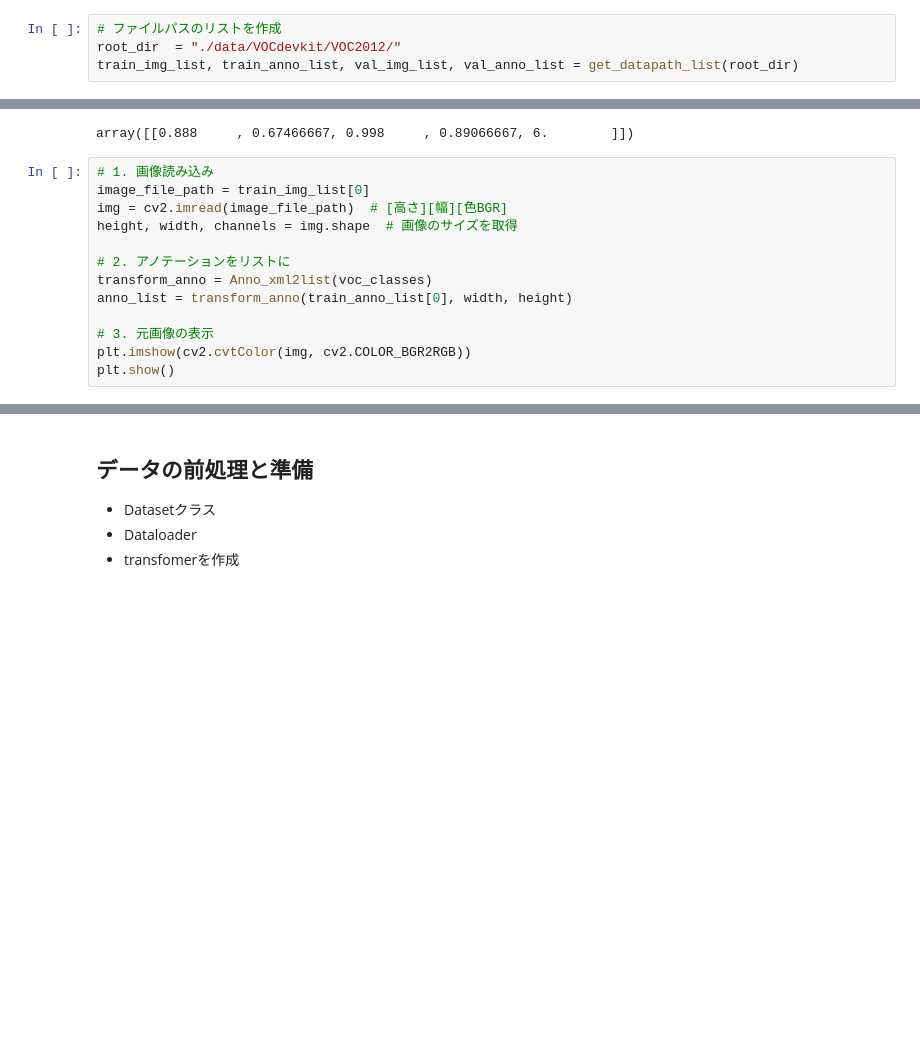
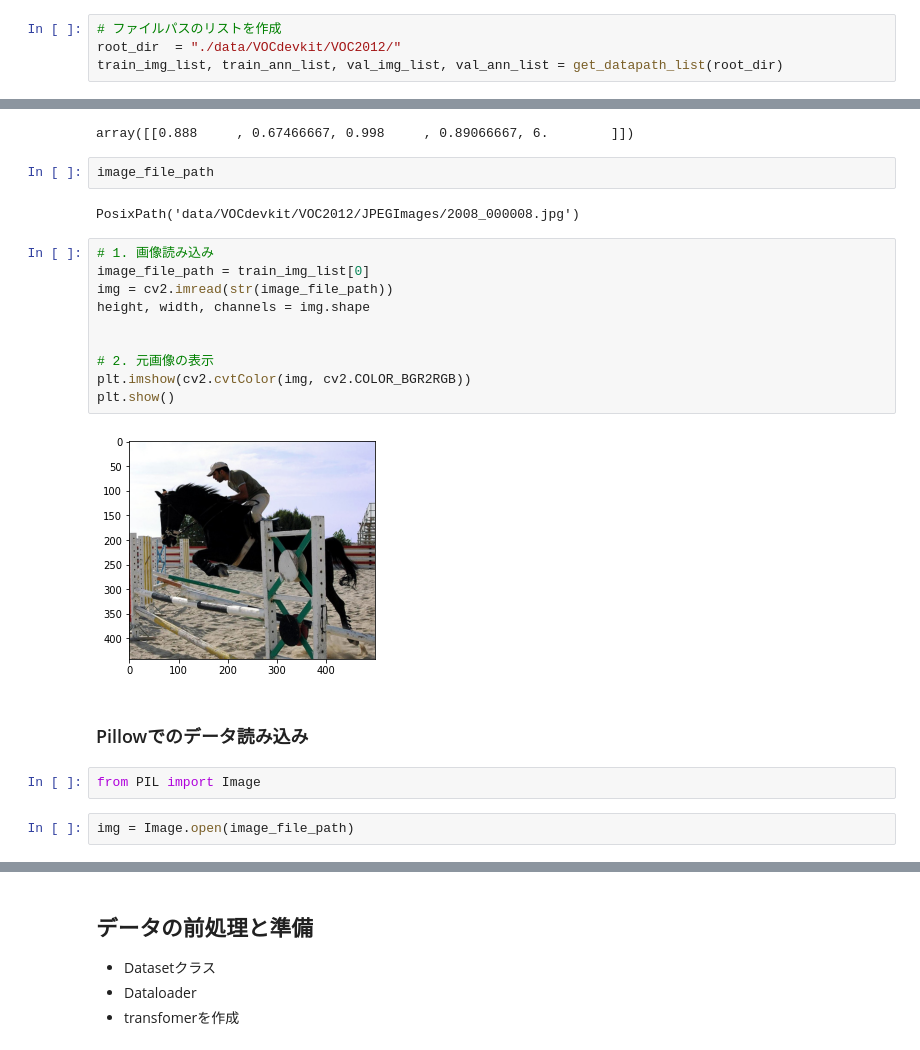
Before and after one commit to ariririri/pytorch-sample, a Jupyter notebook: objectdetection/SSD.ipynb, the cells around one changed output, grey strips where cells are left out. Drawn from its saved outputs; the diff is of its cells as text; blank space fills up the shorter version.

```diff
--- a/objectdetection/SSD.ipynb
+++ b/objectdetection/SSD.ipynb
@@ -50,7 +62,7 @@ def get_datapath_list(root_dir):
 # %%
 # ファイルパスのリストを作成
 root_dir  = "./data/VOCdevkit/VOC2012/"
-train_img_list, train_anno_list, val_img_list, val_anno_list = get_datapath_list(root_dir)
+train_img_list, train_ann_list, val_img_list, val_ann_list = get_datapath_list(root_dir)
 # %%
 class Xml2ListConverter():
 
@@ -115,16 +127,25 @@ height, width, channels = img.shape
 xml_converter(val_anno_list[ind], width, height)
 # %% [output]
 array([[0.888     , 0.67466667, 0.998     , 0.89066667, 6.        ]])
+# %%
+image_file_path
+# %% [output]
+PosixPath('data/VOCdevkit/VOC2012/JPEGImages/2008_000008.jpg')
 # %%
 # 1. 画像読み込み
 image_file_path = train_img_list[0]
-img = cv2.imread(image_file_path)  # [高さ][幅][色BGR]
-height, width, channels = img.shape  # 画像のサイズを取得
+img = cv2.imread(str(image_file_path))
+height, width, channels = img.shape
 
-# 2. アノテーションをリストに
-transform_anno = Anno_xml2list(voc_classes)
-anno_list = transform_anno(train_anno_list[0], width, height)
 
-# 3. 元画像の表示
+# 2. 元画像の表示
 plt.imshow(cv2.cvtColor(img, cv2.COLOR_BGR2RGB))
 plt.show()
+# %% [output]
+[figure, added]
+# %% [markdown]
+### Pillowでのデータ読み込み
+# %%
+from PIL import Image
+# %%
+img = Image.open(image_file_path)
```
Also changed, not shown: parts of 57 cells of this notebook, 9 other files.
